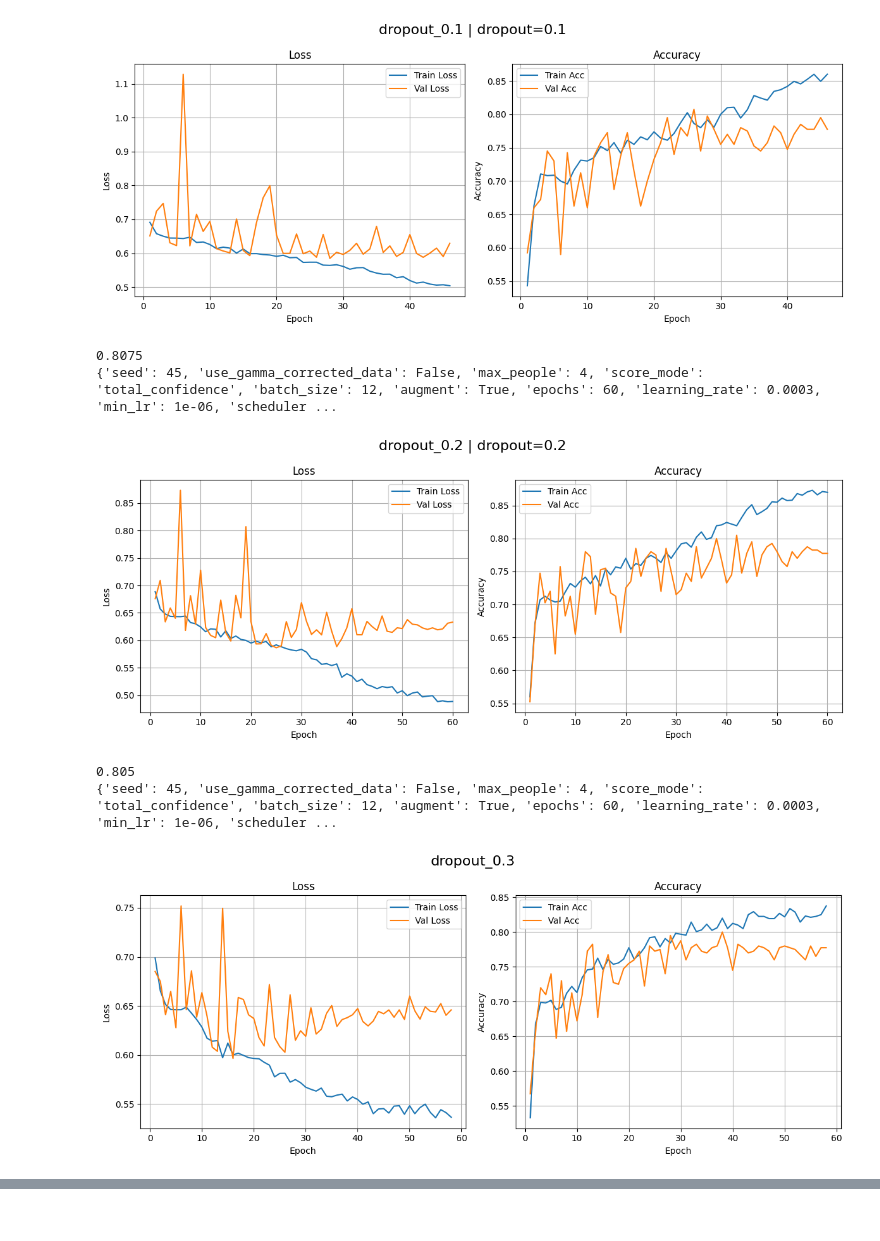
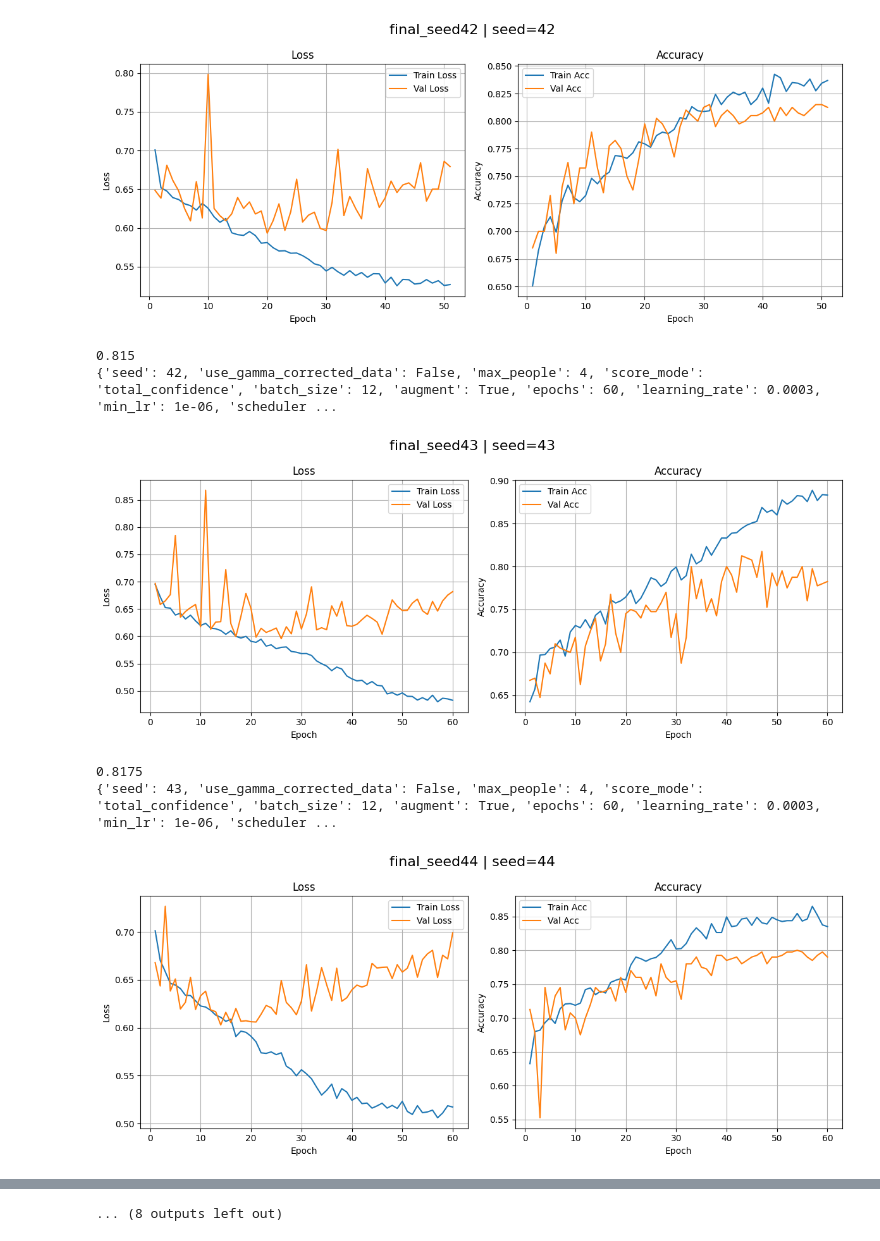
Before and after one commit to maxim-pre/violence-detection-dissertation, a Jupyter notebook: notebooks/06-gridsearch_results.ipynb, the cells around one changed output, grey strips where cells are left out. Drawn from its saved outputs; the diff is of its cells as text; code cells hidden in the pictures.

```diff
--- a/notebooks/06-gridsearch_results.ipynb
+++ b/notebooks/06-gridsearch_results.ipynb
@@ -106,20 +106,22 @@ plot_grid_search_results(experiment_root, default_config=default_config)
 # %%
 # stgcn
 
 experiment_root = CHECKPOINT_DIR / "STGCN_V2" / "initial_search"
 experiment_root = CHECKPOINT_DIR / "STGCN_V1" / "learning_rate_increased_ES"
 experiment_root = CHECKPOINT_DIR / "STGCN_V1" / "final_test_batch_size"
 experiment_root = CHECKPOINT_DIR / "STGCN_V1" / "final_test_dropout"
+experiment_root = CHECKPOINT_DIR / "STGCN_V1" / "final_seed_search"
+
 
 default_config = DEFAULT_STGCN_PARAMS_V1
 
 plot_grid_search_results(experiment_root, default_config=default_config)
 # %% [output]
-[figure, old version]
+[figure, new version]
-0.8075
-{'seed': 45, 'use_gamma_corrected_data': False, 'max_people': 4, 'score_mode': 'total_confidence', 'batch_size': 12, 'augment': True, 'epochs': 60, 'learning_rate': 0.0003, 'min_lr': 1e-06, 'scheduler ...
+0.815
+{'seed': 42, 'use_gamma_corrected_data': False, 'max_people': 4, 'score_mode': 'total_confidence', 'batch_size': 12, 'augment': True, 'epochs': 60, 'learning_rate': 0.0003, 'min_lr': 1e-06, 'scheduler ...
-[figure, old version]
+[figure, new version]
-0.805
-{'seed': 45, 'use_gamma_corrected_data': False, 'max_people': 4, 'score_mode': 'total_confidence', 'batch_size': 12, 'augment': True, 'epochs': 60, 'learning_rate': 0.0003, 'min_lr': 1e-06, 'scheduler ...
+0.8175
+{'seed': 43, 'use_gamma_corrected_data': False, 'max_people': 4, 'score_mode': 'total_confidence', 'batch_size': 12, 'augment': True, 'epochs': 60, 'learning_rate': 0.0003, 'min_lr': 1e-06, 'scheduler ...
-[figure, old version]
+[figure, new version]
 0.8
@@ -132,0 +138 @@ plot_grid_search_results(experiment_root, default_config=default_config)
+... (8 outputs left out)
```
Also changed, not shown: parts of 2 cells of this notebook, 7 other files.
